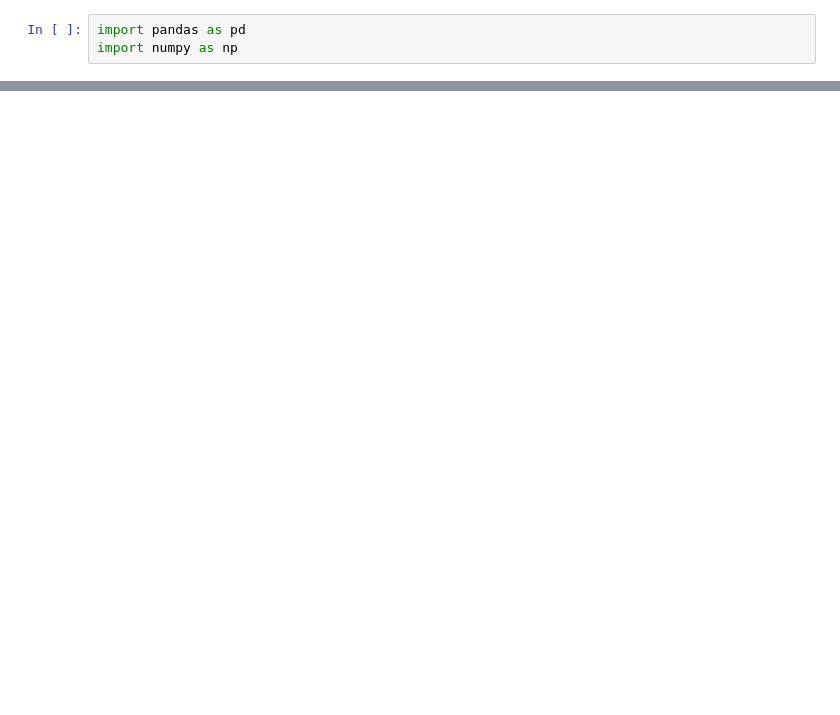
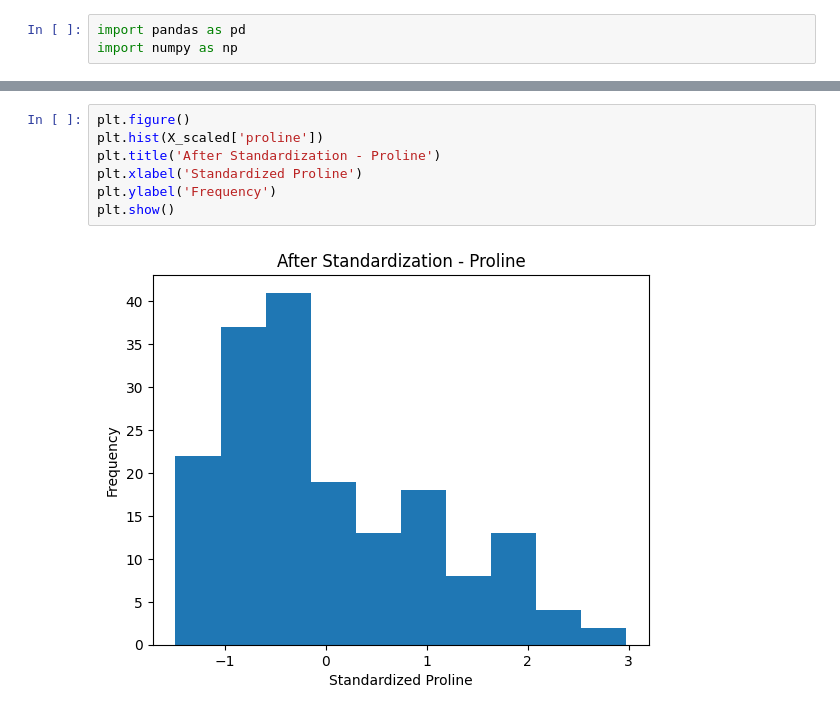
Before and after one commit to Jayesh0048/Machine-Learning-Algo, a Jupyter notebook: Feature engineering/stand2.ipynb, the cells around one changed output, grey strips where cells are left out. Drawn from its saved outputs; the diff is of its cells as text; blank space fills up the shorter version.

```diff
--- a/Feature engineering/stand2.ipynb
+++ b/Feature engineering/stand2.ipynb
@@ -71,0 +260,9 @@ X_scaled.head()
+# %%
+plt.figure()
+plt.hist(X_scaled['proline'])
+plt.title('After Standardization - Proline')
+plt.xlabel('Standardized Proline')
+plt.ylabel('Frequency')
+plt.show()
+# %% [output]
+[figure, added]
```
Also changed, not shown: parts of 31 cells of this notebook.
